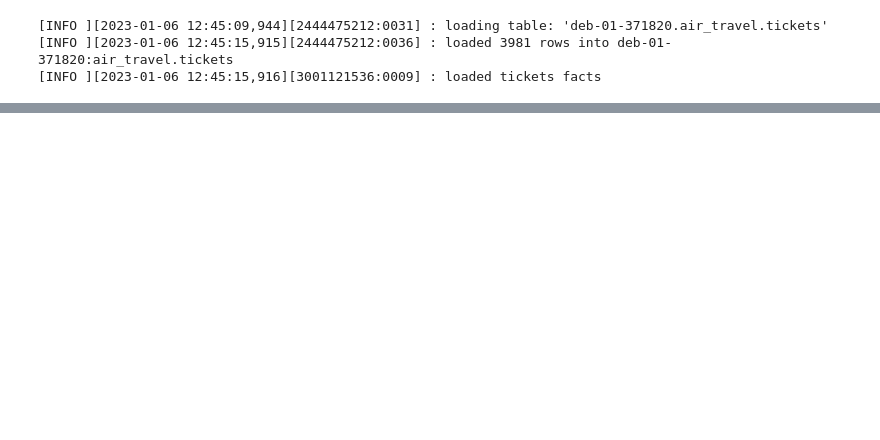
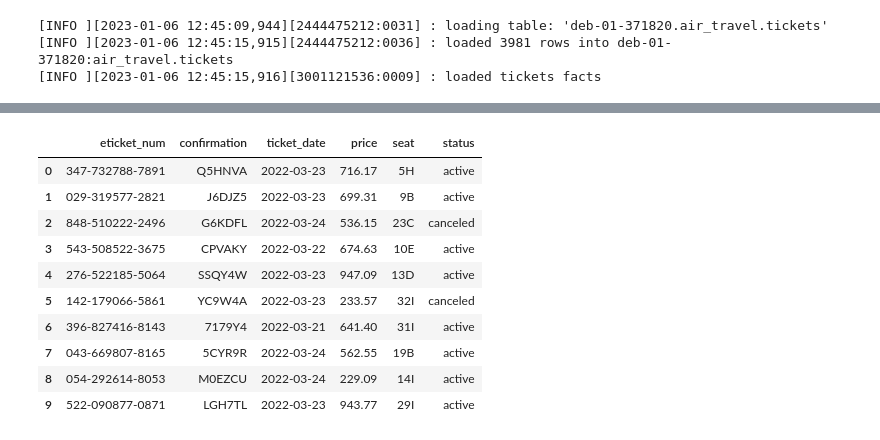
Before and after one commit to rgiosa10/data-modeling-cr, a Jupyter notebook: main.ipynb, the cells around one changed output, grey strips where cells are left out. Drawn from its saved outputs; the diff is of its cells as text; code cells hidden in the pictures; blank space fills up the shorter version.

Commit message:
WIP: exercise 3 merge code to set up staging table

```diff
--- a/main.ipynb
+++ b/main.ipynb
@@ -541,0 +569,16 @@ logger.info(f"loaded tickets facts")
+# %%
+ticket_updates = pd.read_csv('./data/air_travel/ticket_updates/ticket_updates.csv', header=0)
+
+display(ticket_updates)
+# %% [output]
+|  | eticket_num | confirmation | ticket_date | price | seat | status |
+| 0 | 347-732788-7891 | Q5HNVA | 2022-03-23 | 716.17 | 5H | active |
+| 1 | 029-319577-2821 | J6DJZ5 | 2022-03-23 | 699.31 | 9B | active |
+| 2 | 848-510222-2496 | G6KDFL | 2022-03-24 | 536.15 | 23C | canceled |
+| 3 | 543-508522-3675 | CPVAKY | 2022-03-22 | 674.63 | 10E | active |
+| 4 | 276-522185-5064 | SSQY4W | 2022-03-23 | 947.09 | 13D | active |
+| 5 | 142-179066-5861 | YC9W4A | 2022-03-23 | 233.57 | 32I | canceled |
+| 6 | 396-827416-8143 | 7179Y4 | 2022-03-21 | 641.40 | 31I | active |
+| 7 | 043-669807-8165 | 5CYR9R | 2022-03-24 | 562.55 | 19B | active |
+| 8 | 054-292614-8053 | M0EZCU | 2022-03-24 | 229.09 | 14I | active |
+| 9 | 522-090877-0871 | LGH7TL | 2022-03-23 | 943.77 | 29I | active |
```
Also changed, not shown: parts of 2 cells of this notebook.
